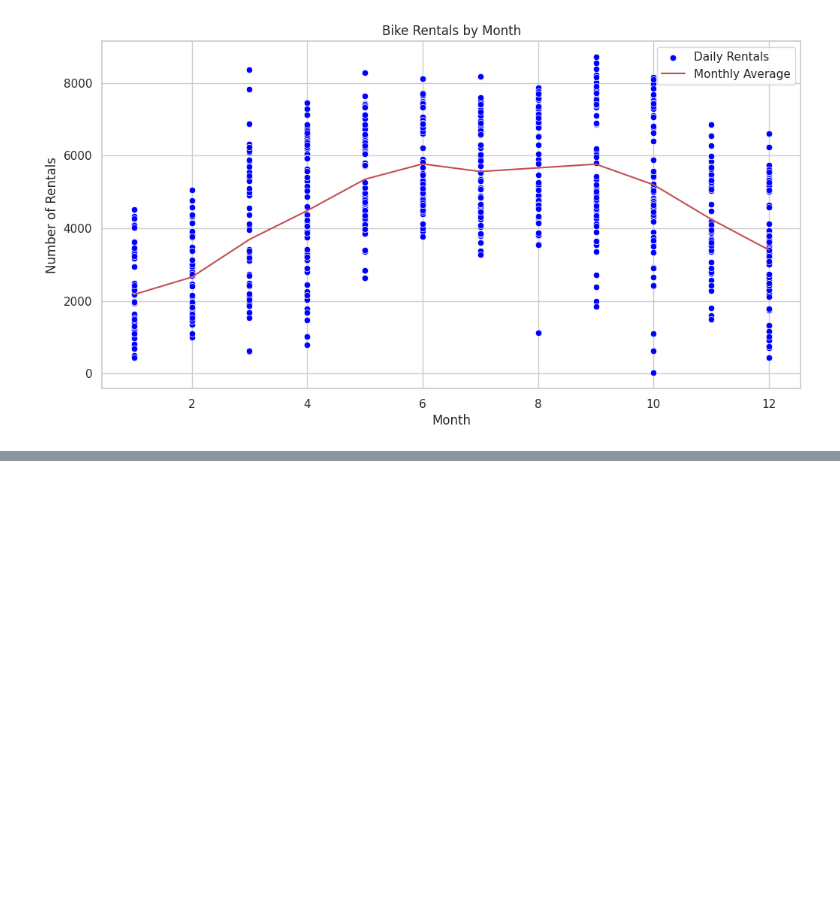
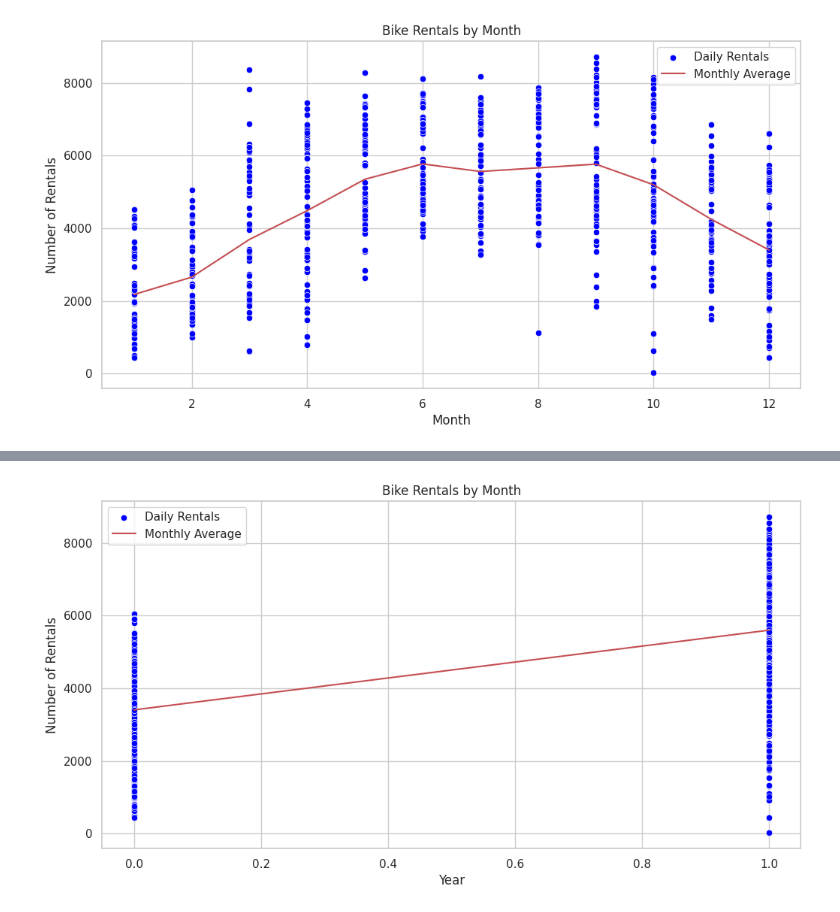
Before and after one commit to ksi81/HW_7_Classification-and-assessment-of-model-performance, a Jupyter notebook: HW_7.ipynb, the cells around one changed output, grey strips where cells are left out. Cells and saved outputs as stored; diff of their text form; code cells hidden in the pictures; blank space fills up the shorter version.

```diff
--- a/HW_7.ipynb
+++ b/HW_7.ipynb
@@ -791,0 +807,15 @@ plt.show()
+# %%
+# середня кількість орендованих місць за кожен місяць за всі роки
+monthly_avg = df.groupby('yr')['cnt'].mean()
+
+plt.figure(figsize=(12, 6))
+sns.scatterplot(x='yr', y='cnt', data=df, color='blue', label='Daily Rentals')
+plt.plot(monthly_avg.index, monthly_avg.values, 'r-', label='Monthly Average')
+plt.title('Bike Rentals by Month')
+plt.xlabel('Year')
+plt.ylabel('Number of Rentals')
+plt.legend()
+plt.grid(True)
+plt.show()
+# %% [output]
+[figure, added]
```
Also changed, not shown: parts of 4 cells of this notebook.
